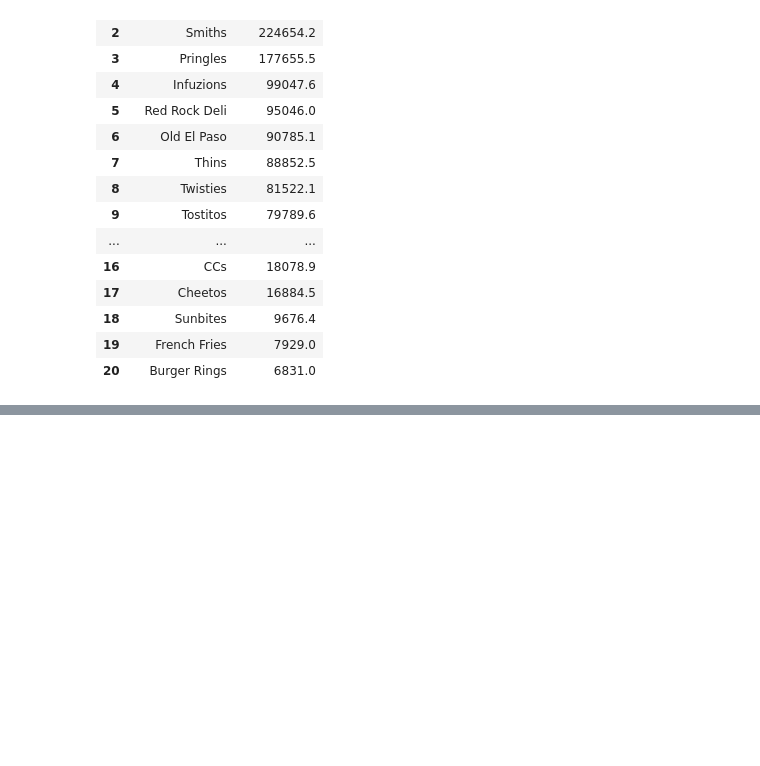
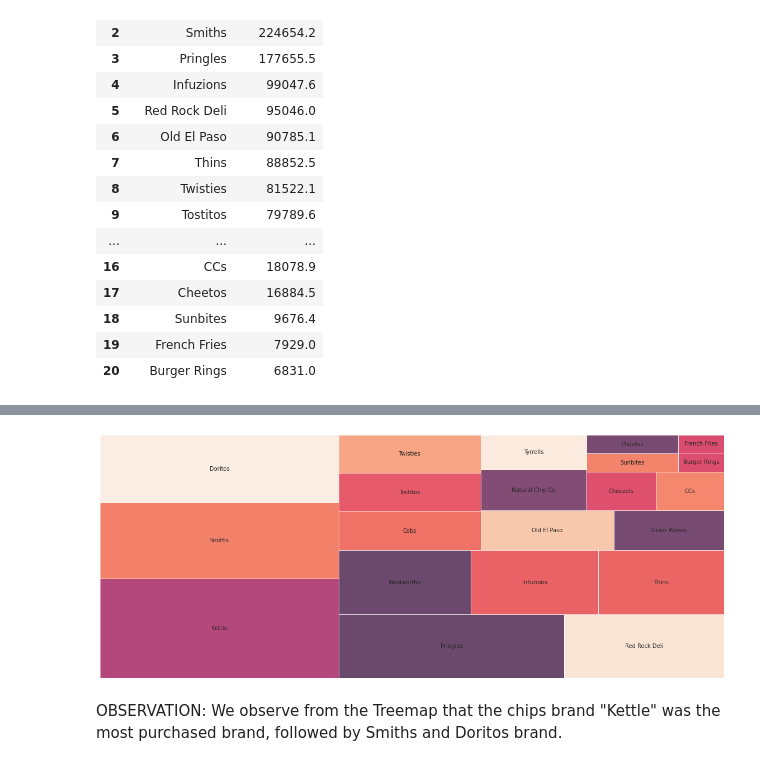
Before and after one commit to wa-le/Quantium-Forage-Virtual-Internship, a Jupyter notebook: my_quantium_vi.ipynb, the cells around one changed output, grey strips where cells are left out. Drawn from its saved outputs; the diff is of its cells as text; code cells hidden in the pictures; blank space fills up the shorter version.

```diff
--- a/my_quantium_vi.ipynb
+++ b/my_quantium_vi.ipynb
@@ -778,0 +782,3 @@ WE observe from the Treemap that the chips brand "Kettle" brought in the most am
+# %%
+chips_purchase = df_chips['BRAND_NAME'].value_counts().reset_index().rename(columns={'index':'BRAND_NAME', 'BRAND_NAME':'PURCHASE_COUNT'})
+chips_purchase
@@ -778,0 +803,9 @@ WE observe from the Treemap that the chips brand "Kettle" brought in the most am
+# %%
+sq.plot(sizes=chips_purchase['PURCHASE_COUNT'], label=chips_purchase['BRAND_NAME'], alpha=.8)
+plt.axis('off')
+plt.show()
+# %% [output]
+[figure, added]
+# %% [markdown]
+OBSERVATION:
+We observe from the Treemap that the chips brand "Kettle" was the most purchased brand, followed by Smiths and Doritos brand.
```
Also changed, not shown: parts of 8 cells of this notebook.
